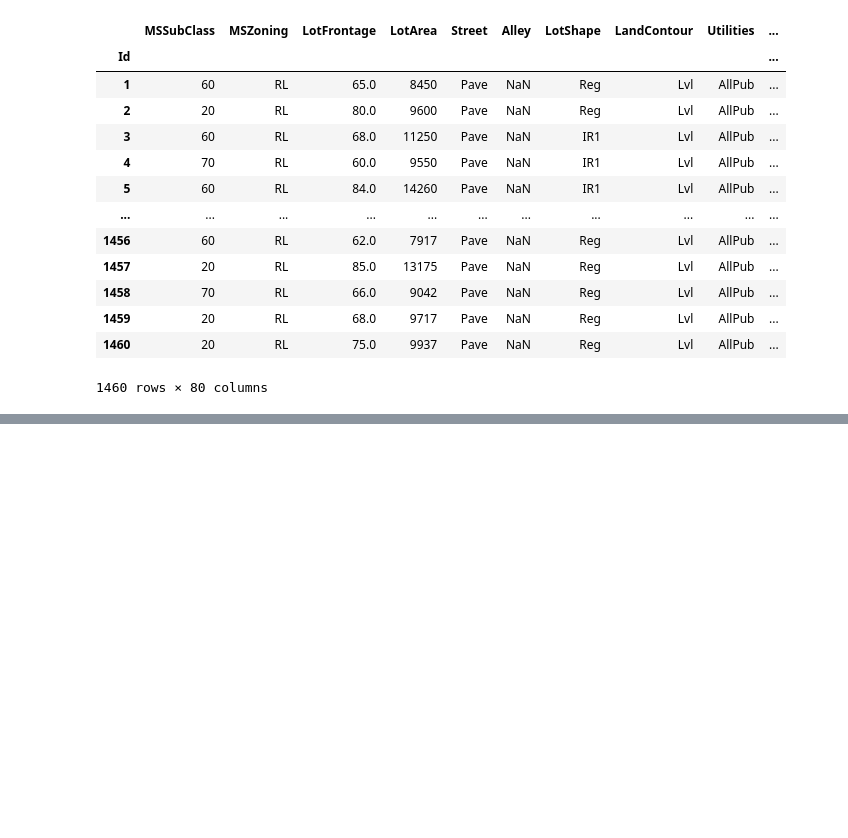
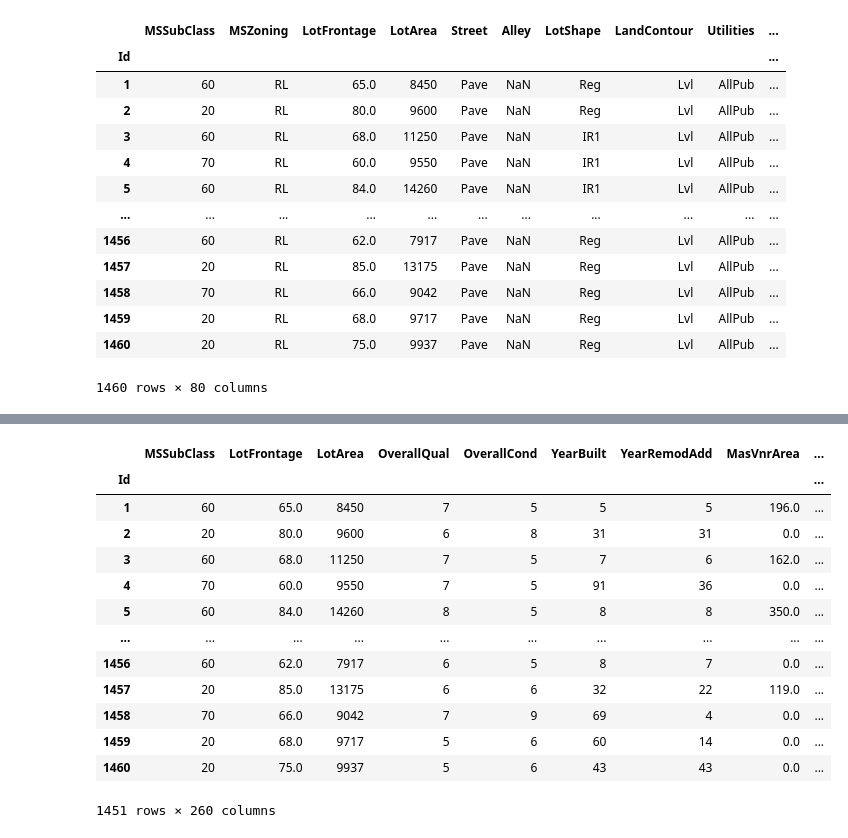
Before and after one commit to jackng310/KaggleProject, a Jupyter notebook: FeatureEngineering_Jack.ipynb, the cells around one changed output, grey strips where cells are left out. Saved outputs shown, nothing was run; the diff lists cells and outputs as text; code cells hidden in the pictures; blank space fills up the shorter version.

```diff
--- a/FeatureEngineering_Jack.ipynb
+++ b/FeatureEngineering_Jack.ipynb
@@ -28,0 +166,19 @@ df
+# %%
+dummies = pd.get_dummies(data, drop_first=True)
+# %%
+dummies
+# %% [output]
+|  | MSSubClass | LotFrontage | LotArea | OverallQual | OverallCond | YearBuilt | YearRemodAdd | MasVnrArea | ... |
+| Id |  |  |  |  |  |  |  |  | ... |
+| 1 | 60 | 65.0 | 8450 | 7 | 5 | 5 | 5 | 196.0 | ... |
+| 2 | 20 | 80.0 | 9600 | 6 | 8 | 31 | 31 | 0.0 | ... |
+| 3 | 60 | 68.0 | 11250 | 7 | 5 | 7 | 6 | 162.0 | ... |
+| 4 | 70 | 60.0 | 9550 | 7 | 5 | 91 | 36 | 0.0 | ... |
+| 5 | 60 | 84.0 | 14260 | 8 | 5 | 8 | 8 | 350.0 | ... |
+| ... | ... | ... | ... | ... | ... | ... | ... | ... | ... |
+| 1456 | 60 | 62.0 | 7917 | 6 | 5 | 8 | 7 | 0.0 | ... |
+| 1457 | 20 | 85.0 | 13175 | 6 | 6 | 32 | 22 | 119.0 | ... |
+| 1458 | 70 | 66.0 | 9042 | 7 | 9 | 69 | 4 | 0.0 | ... |
+| 1459 | 20 | 68.0 | 9717 | 5 | 6 | 60 | 14 | 0.0 | ... |
+| 1460 | 20 | 75.0 | 9937 | 5 | 6 | 43 | 43 | 0.0 | ... |
+1451 rows × 260 columns
```
Also changed, not shown: parts of 21 cells of this notebook.
